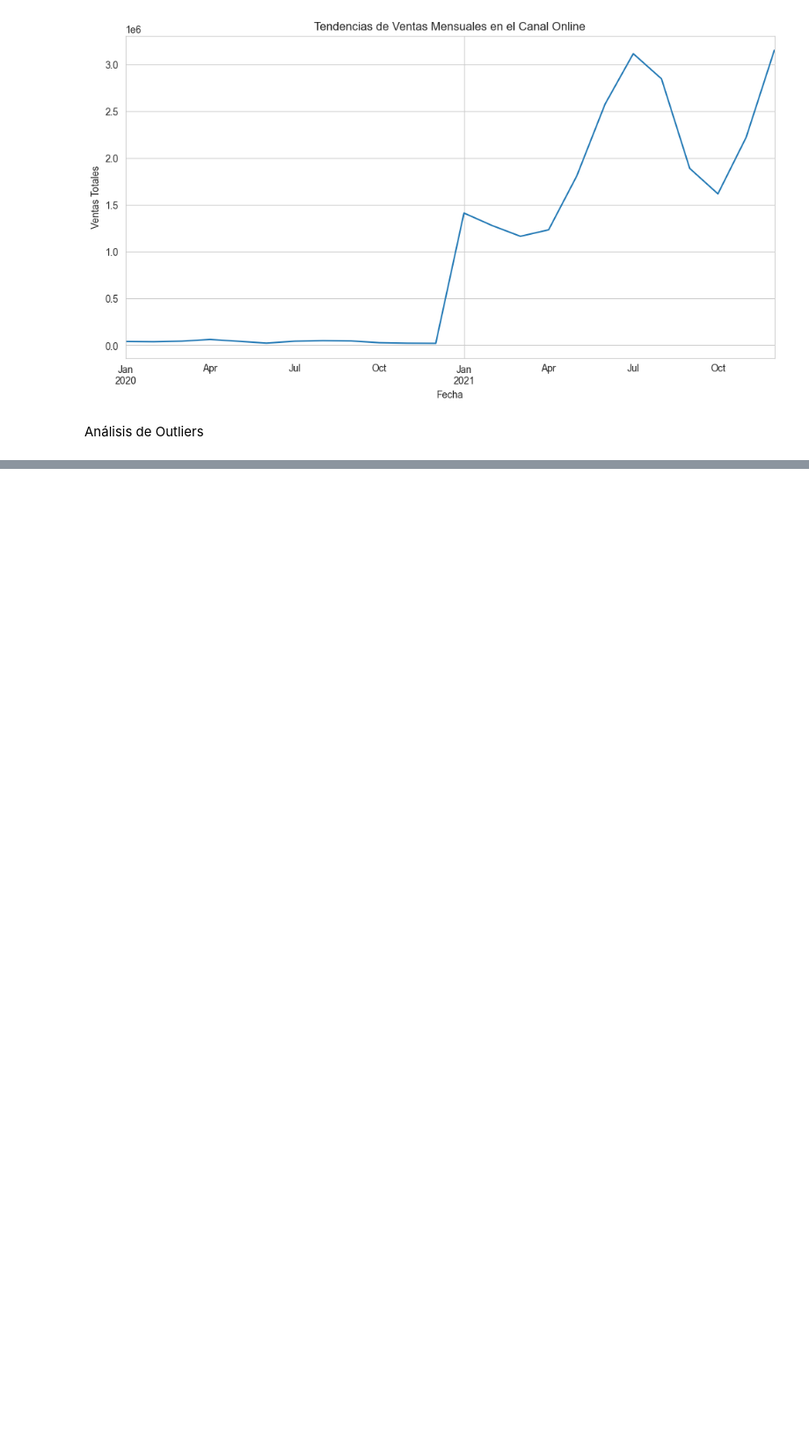
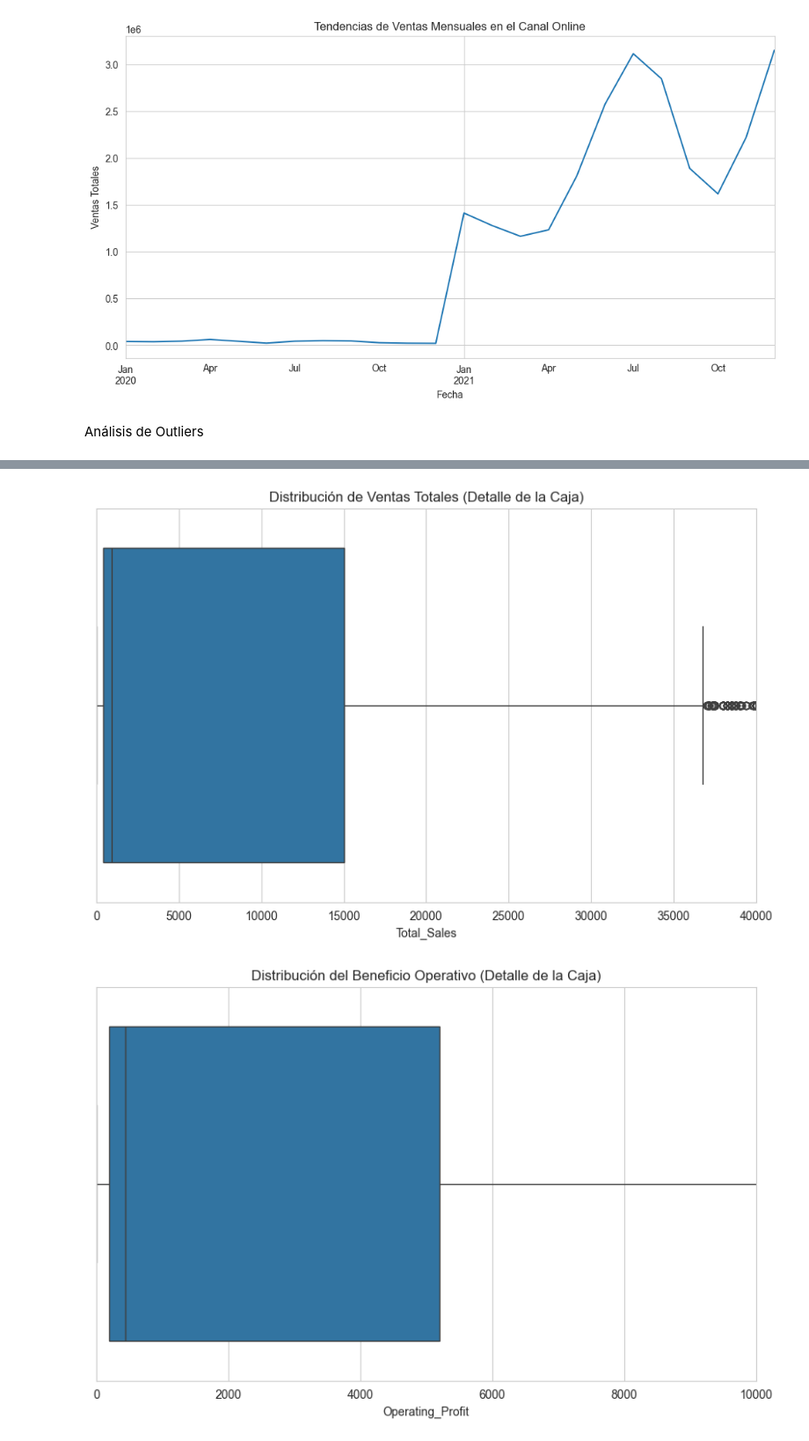
Before and after one commit to Factoria-F5-madrid/EDA_MaribelGutierrezRamirez, a Jupyter notebook: EDA_Adidas.ipynb, the cells around one changed output, grey strips where cells are left out. Shown at 88% size. Saved outputs shown, nothing was run; the diff lists cells and outputs as text; code cells hidden in the pictures; blank space fills up the shorter version.

```diff
--- a/EDA_Adidas.ipynb
+++ b/EDA_Adidas.ipynb
@@ -290,0 +332,17 @@ Análisis de Outliers
+# %%
+# Gráfico de caja para Ventas Totales con límite en el eje X
+plt.figure(figsize=(10, 6))
+sns.boxplot(x=df['Total_Sales'])
+plt.title('Distribución de Ventas Totales (Detalle de la Caja)')
+plt.xlim(0, 40000) # Limita el eje X para enfocarte en la mayoría de los datos
+plt.show()
+
+# Gráfico de caja para Beneficio Operativo con límite en el eje X
+plt.figure(figsize=(10, 6))
+sns.boxplot(x=df['Operating_Profit'])
+plt.title('Distribución del Beneficio Operativo (Detalle de la Caja)')
+plt.xlim(0, 10000) # Limita el eje X para enfocarte en la mayoría de los datos
+plt.show()
+# %% [output]
+[figure, added]
+[figure, added]
```
Also changed, not shown: parts of 1 cell of this notebook.
